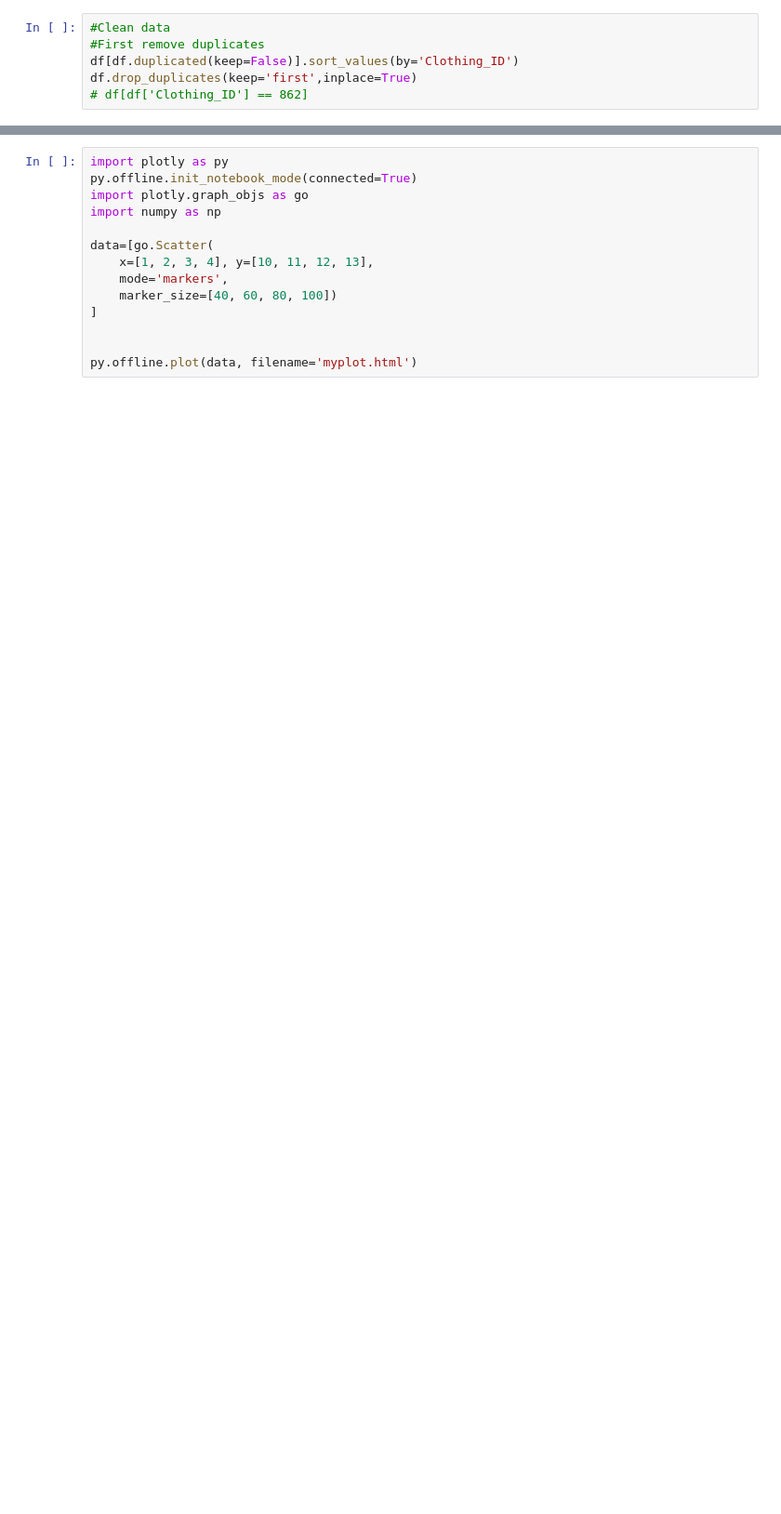
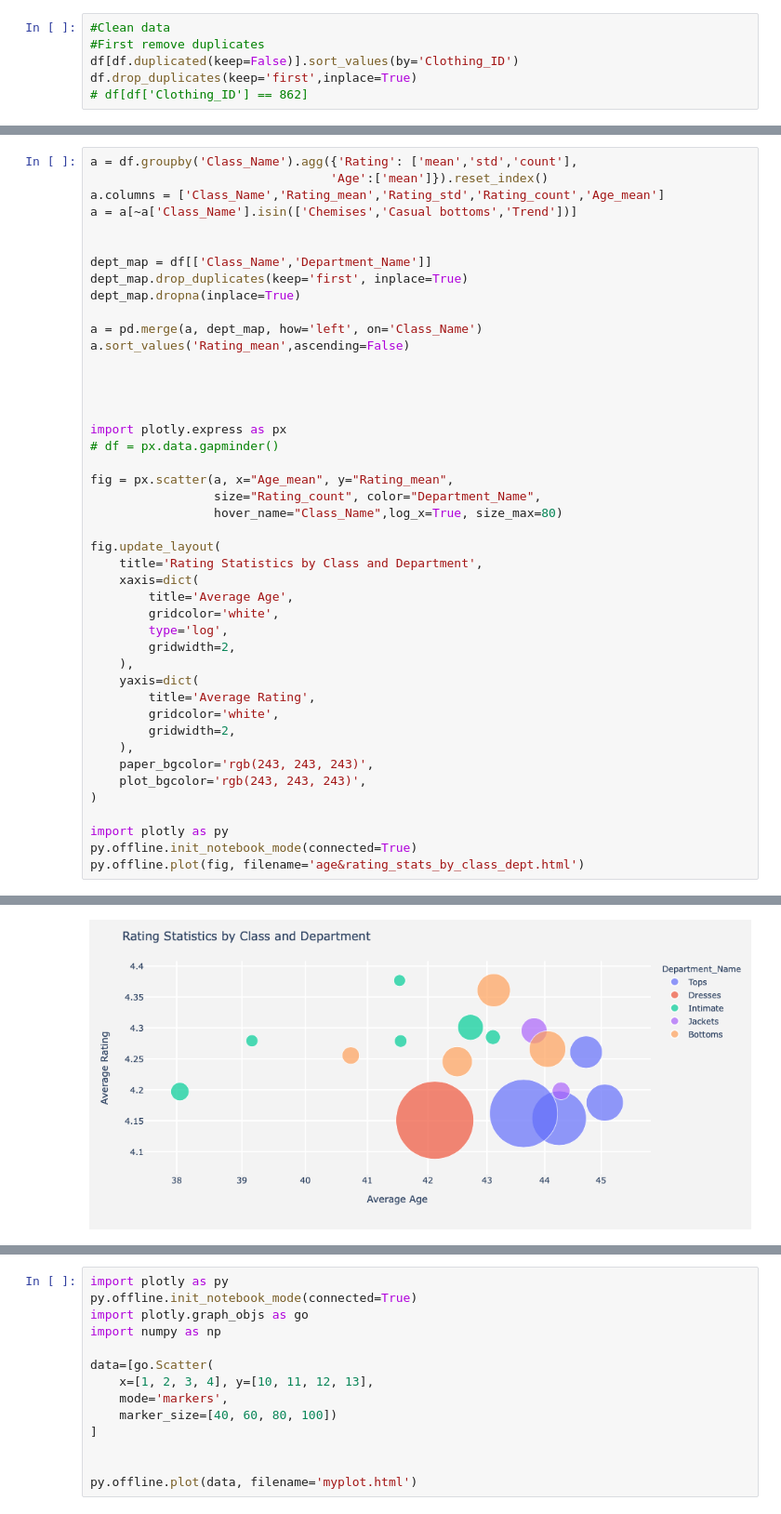
Before and after one commit to loandangnt/women-clothing, a Jupyter notebook: women_clothing_data_exploration.ipynb, the cells around one changed output, grey strips where cells are left out. Shown at 93% size. Saved outputs shown, nothing was run; the diff lists cells and outputs as text; blank space fills up the shorter version.

Commit message:
generate visualization

```diff
--- a/women_clothing_data_exploration.ipynb
+++ b/women_clothing_data_exploration.ipynb
@@ -86 +133,46 @@ fig.update_layout(
 plotly.offline.plot(fig, filename='rating_stats_by_class_dept.html')
+# %%
+a = df.groupby('Class_Name').agg({'Rating': ['mean','std','count'],
+                                 'Age':['mean']}).reset_index()
+a.columns = ['Class_Name','Rating_mean','Rating_std','Rating_count','Age_mean']
+a = a[~a['Class_Name'].isin(['Chemises','Casual bottoms','Trend'])]
+
+
+dept_map = df[['Class_Name','Department_Name']]
+dept_map.drop_duplicates(keep='first', inplace=True)
+dept_map.dropna(inplace=True)
+
+a = pd.merge(a, dept_map, how='left', on='Class_Name')
+a.sort_values('Rating_mean',ascending=False)
+
+
+
+
+import plotly.express as px
+# df = px.data.gapminder()
+
+fig = px.scatter(a, x="Age_mean", y="Rating_mean",
+                 size="Rating_count", color="Department_Name",
+                 hover_name="Class_Name",log_x=True, size_max=80)
+
+fig.update_layout(
+    title='Rating Statistics by Class and Department',
+    xaxis=dict(
+        title='Average Age',
+        gridcolor='white',
+        type='log',
+        gridwidth=2,
+    ),
+    yaxis=dict(
+        title='Average Rating',
+        gridcolor='white',
+        gridwidth=2,
+    ),
+    paper_bgcolor='rgb(243, 243, 243)',
+    plot_bgcolor='rgb(243, 243, 243)',
+)
+
+import plotly as py
+py.offline.init_notebook_mode(connected=True)
+py.offline.plot(fig, filename='age&rating_stats_by_class_dept.html')
+# %% [output]
@@ -86,0 +188 @@ plotly.offline.plot(fig, filename='rating_stats_by_class_dept.html')
+[figure, added]
```
Also changed, not shown: parts of 13 cells of this notebook, 1 other file.
